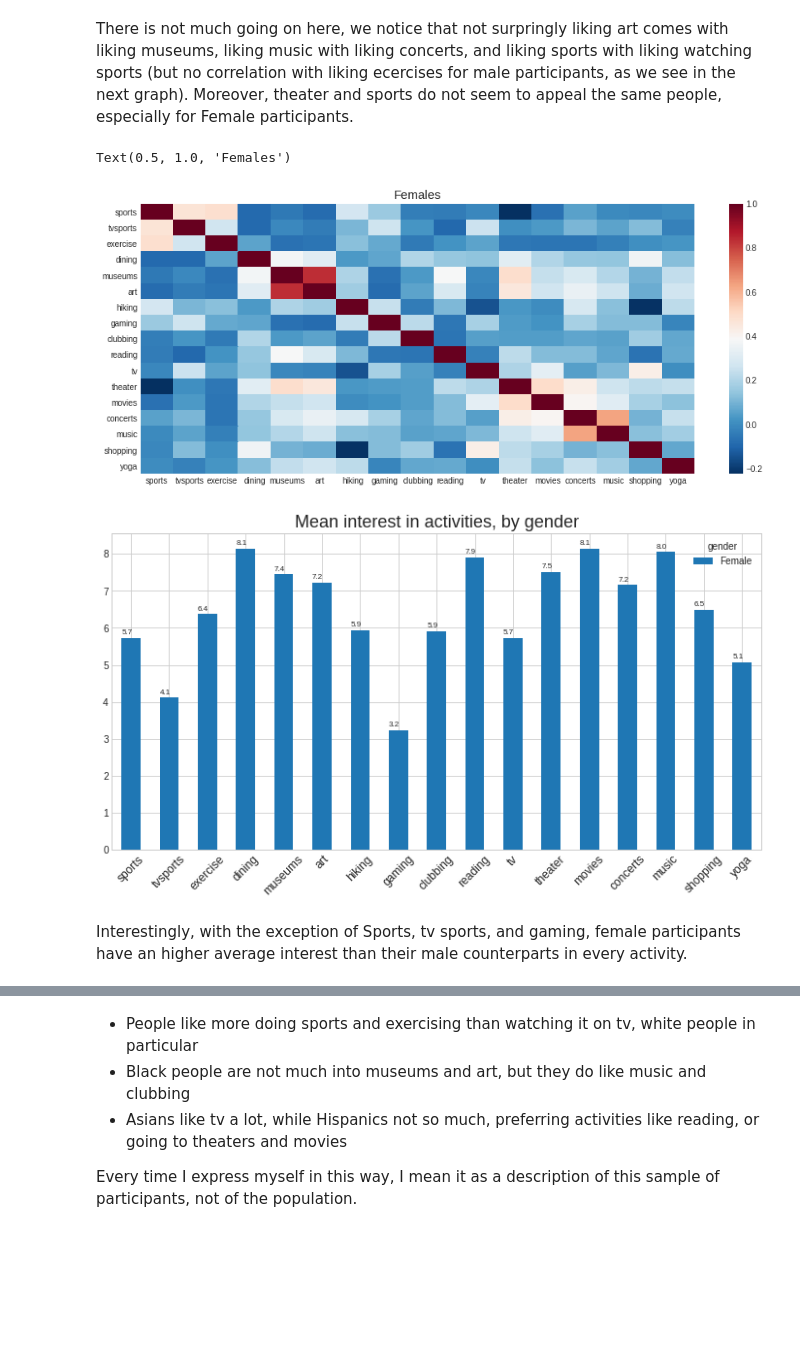
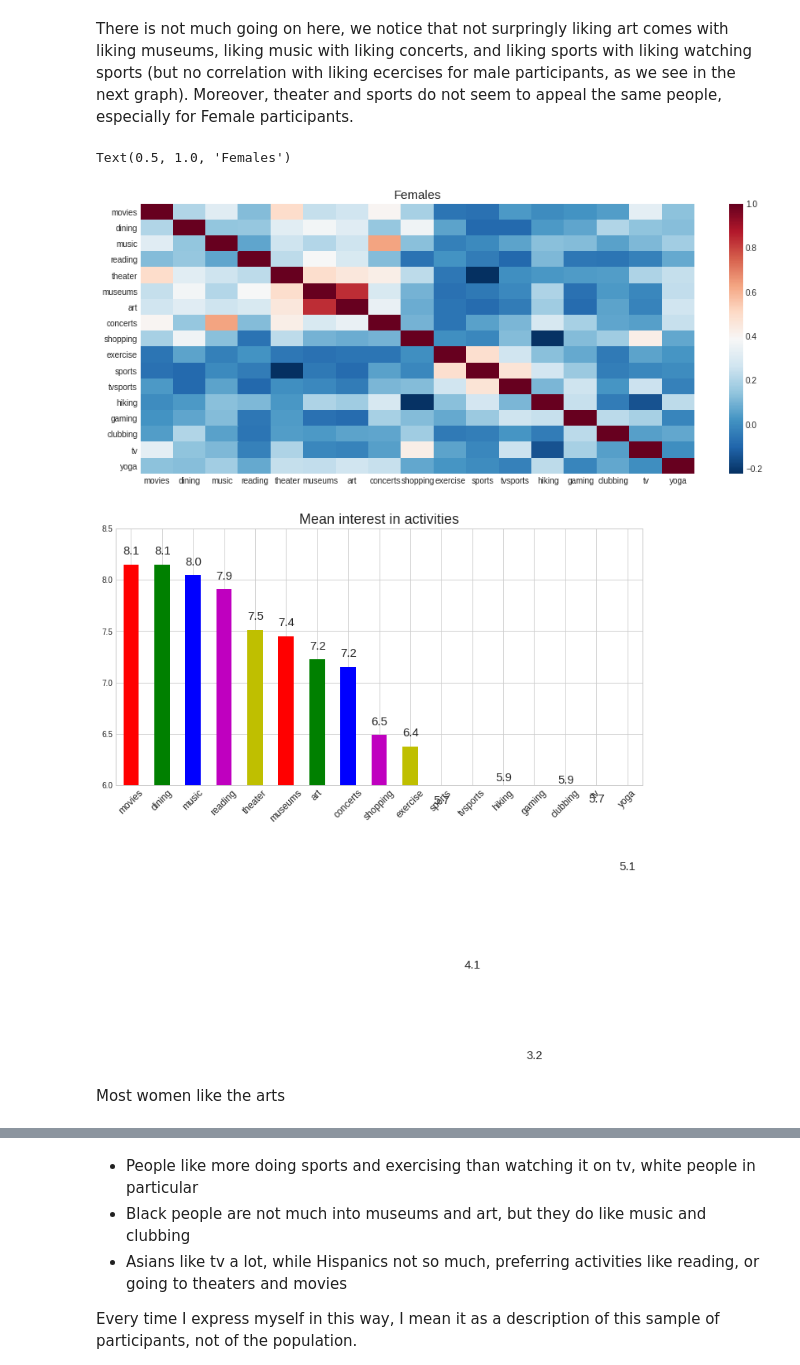
Before and after one commit to villafue/Python_Data_Visualization_Notes, a Jupyter notebook: Data Storytelling/Craft Story Dataset/Women.ipynb, the cells around one changed output, grey strips where cells are left out. Drawn from its saved outputs; the diff is of its cells as text; code cells hidden in the pictures; blank space fills up the shorter version.

```diff
--- a/Data Storytelling/Craft Story Dataset/Women.ipynb
+++ b/Data Storytelling/Craft Story Dataset/Women.ipynb
@@ -389,9 +381,9 @@ df[['race', 'imprace']].groupby(['race']).agg(['mean', 'median', 'min', 'max', '
 | Other | 3.562500 | 3.0 | 1.0 | 8.0 | 16 |
 | White | 4.652482 | 4.0 | 0.0 | 10.0 | 141 |
 # %%
-ax = df[['race', 'imprace']].groupby('race').mean().plot(kind='bar', figsize=(12,5), legend=False,
+ax = df[['race', 'imprace']].groupby('race').mean().plot(kind='bar', sort_columns=True, figsize=(12,5), legend=False,
                                                title='Average importance of Race, by Race',
-                                                   ylim=(2,5), color='rgbmy')
+                                                   ylim=(0,10), color='rgbmy')
 ax.set_xticklabels(ax.get_xticklabels(), fontsize=12, rotation='horizontal')
 ax.set_xlabel('',fontsize=1)
 
@@ -590,9 +593,9 @@ fig.suptitle('Rate of positive feedback, by declared importance', fontsize=18)
 
 for i in ax[0].patches:
     ax[0].text(i.get_x()+.005, i.get_height()+.02, \
-            str(round((i.get_height())*100, 1))+'%', fontsize=8)
+            str(round((i.get_height())*100, 1))+'%', fontsize=15)
 
 for i in ax[1].patches:
     ax[1].text(i.get_x()+.005, i.get_height()+.02, \
-            str(round((i.get_height())*100, 1))+'%', fontsize=8)
+            str(round((i.get_height())*100, 1))+'%', fontsize=15)
 # %% [output]
@@ -673,10 +714,10 @@ tmp = df[['gender', 'go_out']].groupby(['gender', 'go_out']).size().unstack(0)
 tmp = tmp.reindex(['Almost_never', 'Several_py',
                    'Once_pm', 'Twice_pm',
                    'Once_pw', 'Twice_pw', 'Several_pw'])
-ax = tmp.plot(kind='bar', figsize=(12,6), ylim=(0,120))
+ax = tmp.plot(kind='bar', figsize=(12,6), ylim=(0,120), color='rgbmy', legend=False)
 ax.set_xticklabels(ax.get_xticklabels(), fontsize=12, rotation='horizontal')
 
-ax.set_title('How often do you go out, by gender', fontsize=18)
+ax.set_title('How often do you go out?', fontsize=18)
 
 for i in ax.patches:
     ax.text(i.get_x()+.07, i.get_height()+2, \
@@ -787,8 +845,7 @@ def many_hist(cols):
         j = (j+1)%2
         i = i + 1 - j
 # %%
-interests = ['sports', 'tvsports', 'exercise', 'dining', 'museums',
-       'art', 'hiking', 'gaming', 'clubbing', 'reading', 'tv', 'theater',
-       'movies', 'concerts', 'music', 'shopping', 'yoga']
+interests = ['movies', 'dining', 'music', 'reading', 'theater', 'museums', 'art', 'concerts',
+             'shopping', 'exercise','sports', 'tvsports', 'hiking', 'gaming', 'clubbing',  'tv', 'yoga']
 many_hist(interests)
 # %% [output]
@@ -813,21 +870,21 @@ sns.heatmap(corr_f, cmap='RdBu_r', ax=ax)
 ax.set_title('Females', fontsize=15)
 # %% [output]
 Text(0.5, 1.0, 'Females')
-[figure, old version]
+[figure, new version]
 # %%
 tmp = df[['gender']+ interests].groupby(['gender']).mean().stack().unstack(0)
-ax = tmp.plot(kind='bar', figsize=(12,6))
+ax = tmp.plot(kind='bar', figsize=(12,6), color='rgbmy', legend=False, sort_columns=True, ylim=(6,8.5))
 ax.set_xticklabels(ax.get_xticklabels(), fontsize=12, rotation=45)
 
-ax.set_title('Mean interest in activities, by gender', fontsize=18)
+ax.set_title('Mean interest in activities', fontsize=18)
 
 for i in ax.patches:
     ax.text(i.get_x(), i.get_height()+.10, \
-            str(round((i.get_height()), 1)), fontsize=8)
+            str(round((i.get_height()), 1)), fontsize=15)
 # %% [output]
-[figure, old version]
+[figure, new version]
-# %% [markdown]
-Interestingly, with the exception of Sports, tv sports, and gaming, female participants have an higher average interest than their male counterparts in every activity.
+# %% [markdown]
+Most women like the arts
 # %%
 tmp = df[['race']+ interests].groupby(['race']).mean().stack().unstack(0)
 ax = tmp.plot(kind='bar', figsize=(15,6),color='rgbmy')
```
Also changed, not shown: parts of 44 cells of this notebook.
